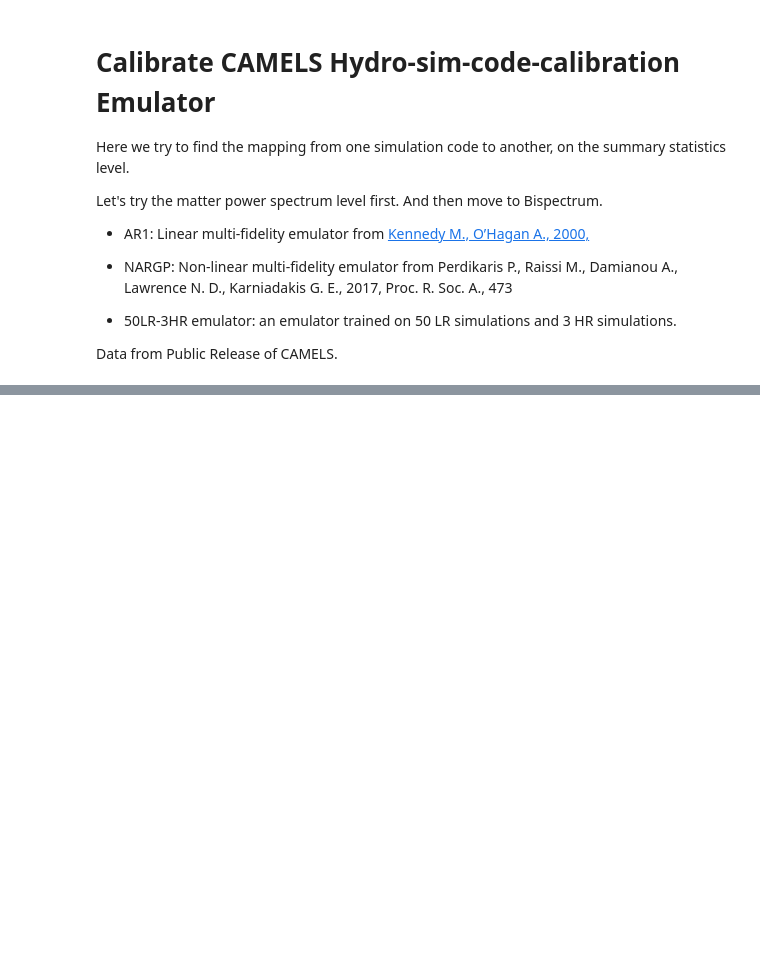
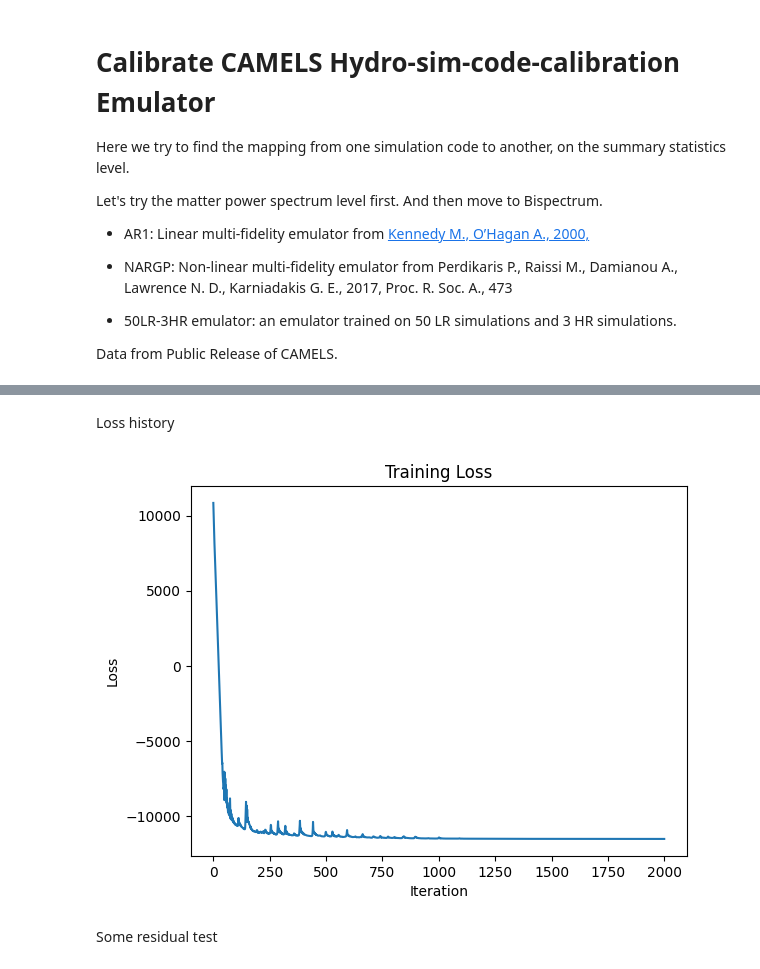
Before and after one commit to qezlou/multi_fidelity_gpflow, a Jupyter notebook: notebooks/demo: Illustris Stellar Mass Function.ipynb, the cells around one changed output, grey strips where cells are left out. Cells and saved outputs as stored; diff of their text form; code cells hidden in the pictures; blank space fills up the shorter version.

```diff
--- a/notebooks/demo: Illustris Stellar Mass Function.ipynb
+++ b/notebooks/demo: Illustris Stellar Mass Function.ipynb
@@ -58,0 +144,12 @@ plt.ylabel(r"$SMF$")
+# %% [markdown]
+Loss history
+# %%
+plt.plot(mf_gp.loss_history)
+plt.xlabel("Iteration")
+plt.ylabel("Loss")
+plt.title("Training Loss")
+plt.show()
+# %% [output]
+[figure, added]
+# %% [markdown]
+Some residual test
```
Also changed, not shown: parts of 15 cells of this notebook.
